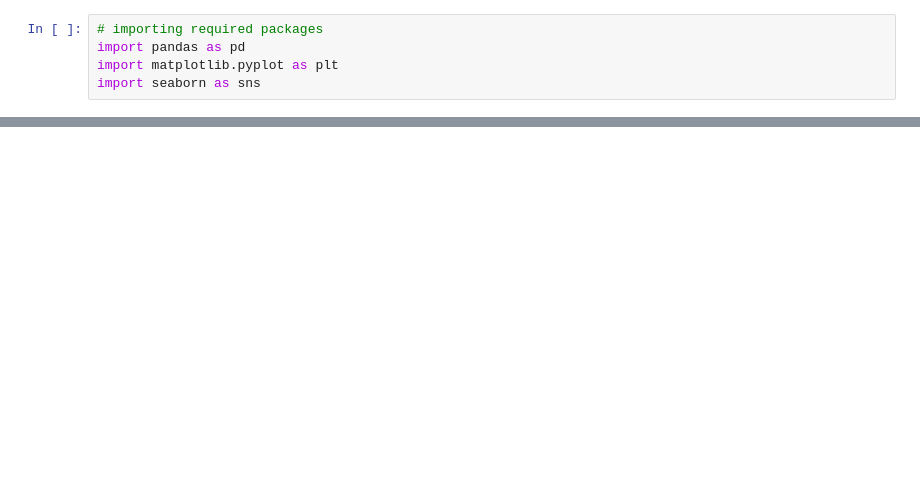
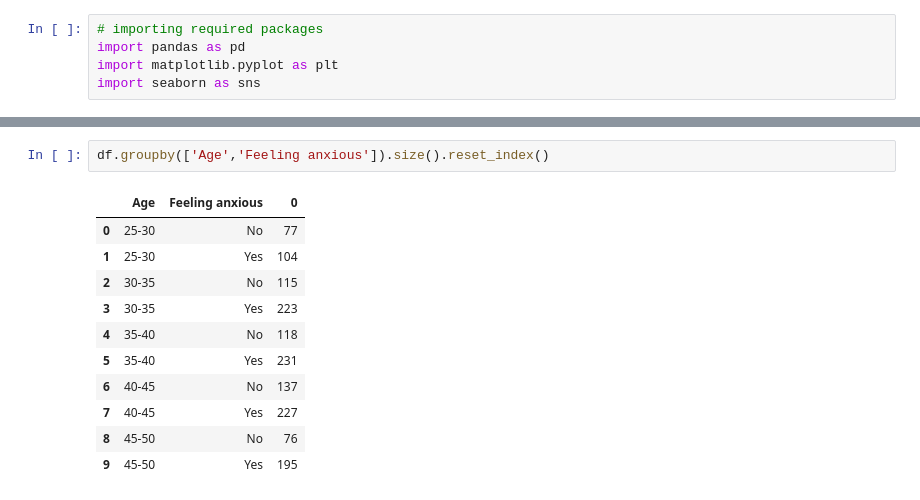
Before and after one commit to sherrywilly/CE880_Case_Study, a Jupyter notebook: case_study.ipynb, the cells around one changed output, grey strips where cells are left out. Saved outputs shown, nothing was run; the diff lists cells and outputs as text; blank space fills up the shorter version.

```diff
--- a/case_study.ipynb
+++ b/case_study.ipynb
@@ -123,0 +137,14 @@ memory usage: 117.5+ KB
+# %%
+df.groupby(['Age','Feeling anxious']).size().reset_index()
+# %% [output]
+|  | Age | Feeling anxious | 0 |
+| 0 | 25-30 | No | 77 |
+| 1 | 25-30 | Yes | 104 |
+| 2 | 30-35 | No | 115 |
+| 3 | 30-35 | Yes | 223 |
+| 4 | 35-40 | No | 118 |
+| 5 | 35-40 | Yes | 231 |
+| 6 | 40-45 | No | 137 |
+| 7 | 40-45 | Yes | 227 |
+| 8 | 45-50 | No | 76 |
+| 9 | 45-50 | Yes | 195 |
```
Also changed, not shown: parts of 20 cells of this notebook.
